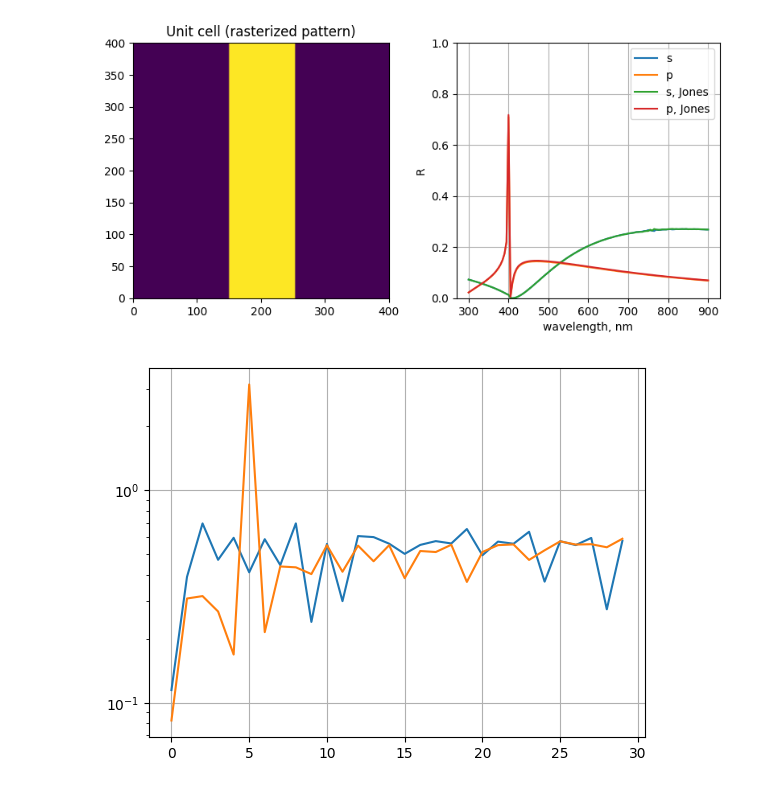
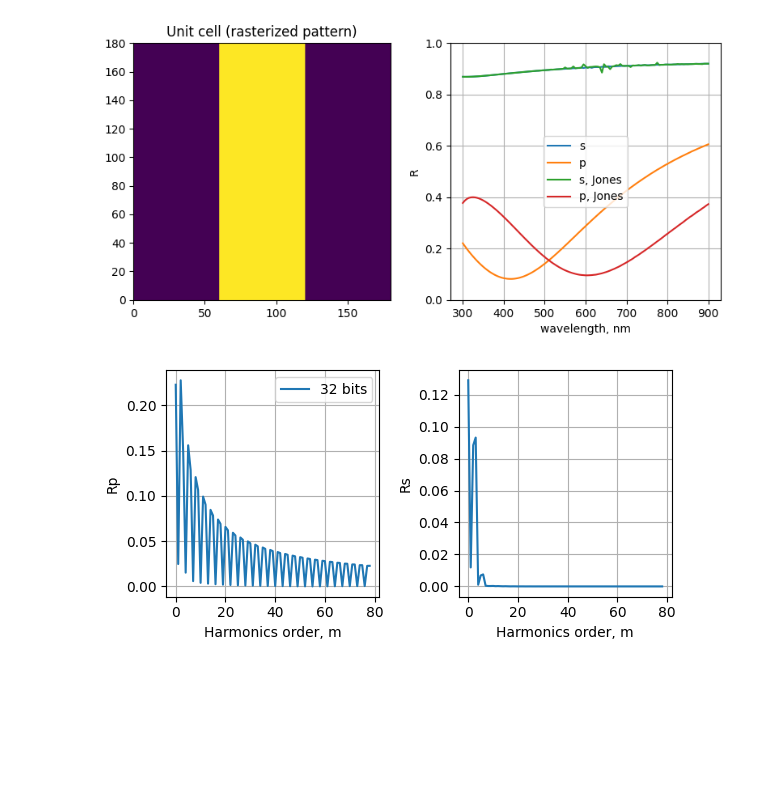
Before and after one commit to RodionovSA/metarcwa, a Jupyter notebook: examples/1d_grating.ipynb, the cells around one changed output. Drawn from its saved outputs; the diff is of its cells as text; code cells hidden in the pictures; blank space fills up the shorter version.

```diff
--- a/examples/1d_grating.ipynb
+++ b/examples/1d_grating.ipynb
@@ -19,6 +20,8 @@ def build_model(w: torch.Tensor,
                 eps_void: ConstantEps,
                 eps_inc: ConstantEps,
                 eps_trans: ConstantEps,
+                eps_planar: ConstantEps,
+                thickness_planar: torch.Tensor,
                 period: torch.Tensor,
                 wl: torch.Tensor,
                 theta: torch.Tensor) -> Model:
@@ -57,12 +60,14 @@ def build_model(w: torch.Tensor,
     medium_trans = IsotropicMedium(from_dispertorch(eps_trans))
     medium_solid = IsotropicMedium(from_dispertorch(eps_solid))
     medium_void = IsotropicMedium(from_dispertorch(eps_void))
+    medium_planar = IsotropicMedium(from_dispertorch(eps_planar))
 
     lattice = Lattice.rectangular(px=period, py=period)
     layer = Layer(medium_solid, thickness, medium_void, from_metashapes(Stripe(offset=period/2,
                                                                                width=w,
                                                                                axis="y")))
-    stack = Stack(medium_inc, [layer], medium_trans, lattice)
+    layer_planar = Layer(medium_planar, thickness_planar)
+    stack = Stack(medium_inc, [layer_planar, layer], medium_trans, lattice)
     src = Source(wl, theta, phi=0.0)
 
     return Model(stack, src)
@@ -122,27 +127,27 @@ def compute_rt(model: Model, config: Config) -> Tuple[torch.Tensor, torch.Tensor
 # Define config
 dtype = torch.float32
 device = "cuda:0"
-m = 40
+m = 23
 n = 1
-nx = 128
+nx = 512
 ny = 8
 truncation = "rectangular"
 
 
 # Define model parameters
-eps_inc  = ConstantEps(1.0)
-eps_void  = ConstantEps(1.0)
-eps_solid = ConstantEps(-9.4253, eps_im=0.75218)
-eps_trans  = ConstantEps(1.0**2)    # n_sub  = 1.5
+eps_inc  = ConstantEps(1)
+eps_planar = ConstantEps(2.25)
+eps_subs  = ConstantEps(-7.632, eps_im=0.731)    # n_sub  = 1.5
 
-w = torch.tensor(100.0)
-thickness = torch.tensor(100.0)   # nm
-period    = 400.0
+w = torch.tensor(60.0)
+thickness = torch.tensor(28.0)   # nm
+thickness_planar = torch.tensor(20.0)
+period    = 180.0
 
 wl    = torch.linspace(300.0, 900.0, 121)
 theta = torch.tensor([0.0])       # ~17 deg, fixed
 
-model = build_model(w, thickness, eps_solid, eps_void, eps_inc, eps_trans, period, wl, theta)
+model = build_model(w, thickness, eps_subs, eps_planar, eps_inc, eps_subs, eps_planar, thickness_planar, period, wl, theta)
 
 # No factorization
 factorization = None
@@ -156,7 +161,7 @@ Rs_jones, Rp_jones, Ts_jones, Tp_jones = compute_rt(model, base_config_fact)
 
 plt.figure(figsize=(8, 4))
 plt.subplot(121)
-plt.imshow(model.spec(nx=nx, ny=ny).layers[0].pattern.cpu(), origin="lower", extent=(0, period, 0, period))
+plt.imshow(model.spec(nx=nx, ny=ny).layers[1].pattern.cpu(), origin="lower", extent=(0, period, 0, period))
 plt.title("Unit cell (rasterized pattern)")
 
 plt.subplot(122)
@@ -172,6 +177,6 @@ plt.ylim([0, 1.0])
 
 plt.tight_layout()
 # %% [output]
-[figure, old version]
+[figure, new version]
 # %%
 # m range
@@ -205,10 +210,22 @@ Rs_vals_fact = torch.stack(Rs_vals_fact).squeeze(dim=(-3, -2, -1))
 # %%
-plt.figure()
-plt.plot(Rp_vals)
-# plt.plot(Rs_vals)
-plt.plot(Rp_vals_fact)
-# plt.plot(Rs_vals_fact)
+plt.figure(figsize=(6, 3))
+plt.subplot(121)
+plt.plot(np.abs(np.diff(Rp_vals)), label="32 bits")
+plt.plot(np.abs(np.diff(Rp_vals_fact)), label="64 bits")
 plt.grid()
-plt.yscale('log')
+#plt.yscale('log', base=10)
+plt.legend()
+plt.ylabel("Rp")
+plt.xlabel('Harmonics order, m')
+
+plt.subplot(122)
+plt.plot(np.abs(np.diff(Rs_vals)), label="32 bits")
+#plt.plot(np.abs(np.diff(Rs_vals_fact)), label="64 bits")
+plt.grid()
+plt.yscale('log', base=10)
+plt.ylabel("Rs")
+plt.xlabel('Harmonics order, m')
+
+plt.tight_layout()
 # %% [output]
-[figure, old version]
+[figure, new version]
```
Also changed, not shown: parts of 4 cells of this notebook, 1 other file.
